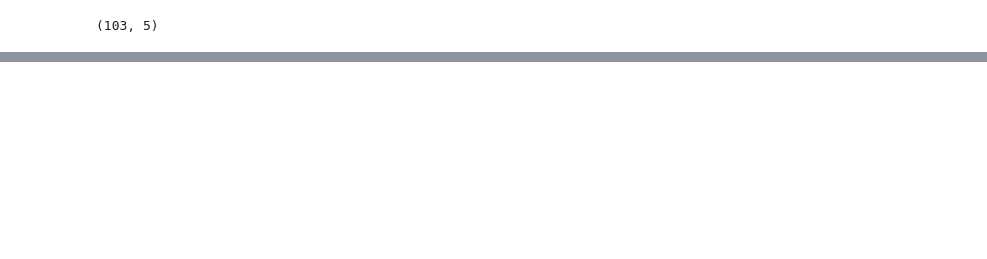
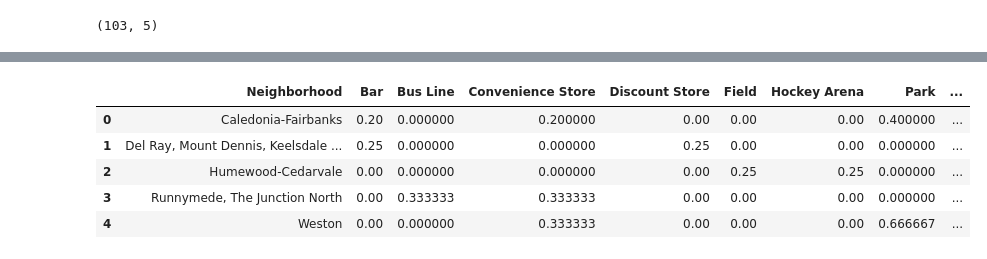
Before and after one commit to michaeltjackson1/Coursera_Capstone, a Jupyter notebook: IBM Capstone Canada Data.ipynb, the cells around one changed output, grey strips where cells are left out. Drawn from its saved outputs; the diff is of its cells as text; code cells hidden in the pictures; blank space fills up the shorter version.

```diff
--- a/IBM Capstone Canada Data.ipynb
+++ b/IBM Capstone Canada Data.ipynb
@@ -209,0 +354,3 @@ df_new
+# %%
+results = requests.get(url).json()
+results
@@ -209,0 +386,16 @@ df_new
+# %%
+venues = results['response']['groups'][0]['items']
+
+nearby_venues = json_normalize(venues) # flatten JSON
+
+# filter columns
+filtered_columns = ['venue.name', 'venue.categories', 'venue.location.lat', 'venue.location.lng']
+nearby_venues =nearby_venues.loc[:, filtered_columns]
+
+# filter the category for each row
+nearby_venues['venue.categories'] = nearby_venues.apply(get_category_type, axis=1)
+
+# clean columns
+nearby_venues.columns = [col.split(".")[-1] for col in nearby_venues.columns]
+
+nearby_venues.head()
@@ -209,0 +452,5 @@ df_new
+# %%
+york_venues = getNearbyVenues(names=york_data['Neighborhood'],
+                                   latitudes=york_data['Latitude'],
+                                   longitudes=york_data['Longitude']
+                                  )
@@ -209,0 +473,12 @@ df_new
+# %%
+# one hot encoding
+york_onehot = pd.get_dummies(york_venues[['Venue Category']], prefix="", prefix_sep="")
+
+# add neighborhood column back to dataframe
+york_onehot['Neighborhood'] = york_venues['Neighborhood']
+
+# move neighborhood column to the first column
+fixed_columns = [york_onehot.columns[-1]] + list(york_onehot.columns[:-1])
+york_onehot = york_onehot[fixed_columns]
+
+york_onehot
@@ -209,0 +503,10 @@ df_new
+# %%
+york_grouped = york_onehot.groupby('Neighborhood').mean().reset_index()
+york_grouped
+# %% [output]
+|  | Neighborhood | Bar | Bus Line | Convenience Store | Discount Store | Field | Hockey Arena | Park | ... |
+| 0 | Caledonia-Fairbanks | 0.20 | 0.000000 | 0.200000 | 0.00 | 0.00 | 0.00 | 0.400000 | ... |
+| 1 | Del Ray, Mount Dennis, Keelsdale ... | 0.25 | 0.000000 | 0.000000 | 0.25 | 0.00 | 0.00 | 0.000000 | ... |
+| 2 | Humewood-Cedarvale | 0.00 | 0.000000 | 0.000000 | 0.00 | 0.25 | 0.25 | 0.000000 | ... |
+| 3 | Runnymede, The Junction North | 0.00 | 0.333333 | 0.333333 | 0.00 | 0.00 | 0.00 | 0.000000 | ... |
+| 4 | Weston | 0.00 | 0.000000 | 0.333333 | 0.00 | 0.00 | 0.00 | 0.666667 | ... |
```
Also changed, not shown: parts of 34 cells of this notebook.
